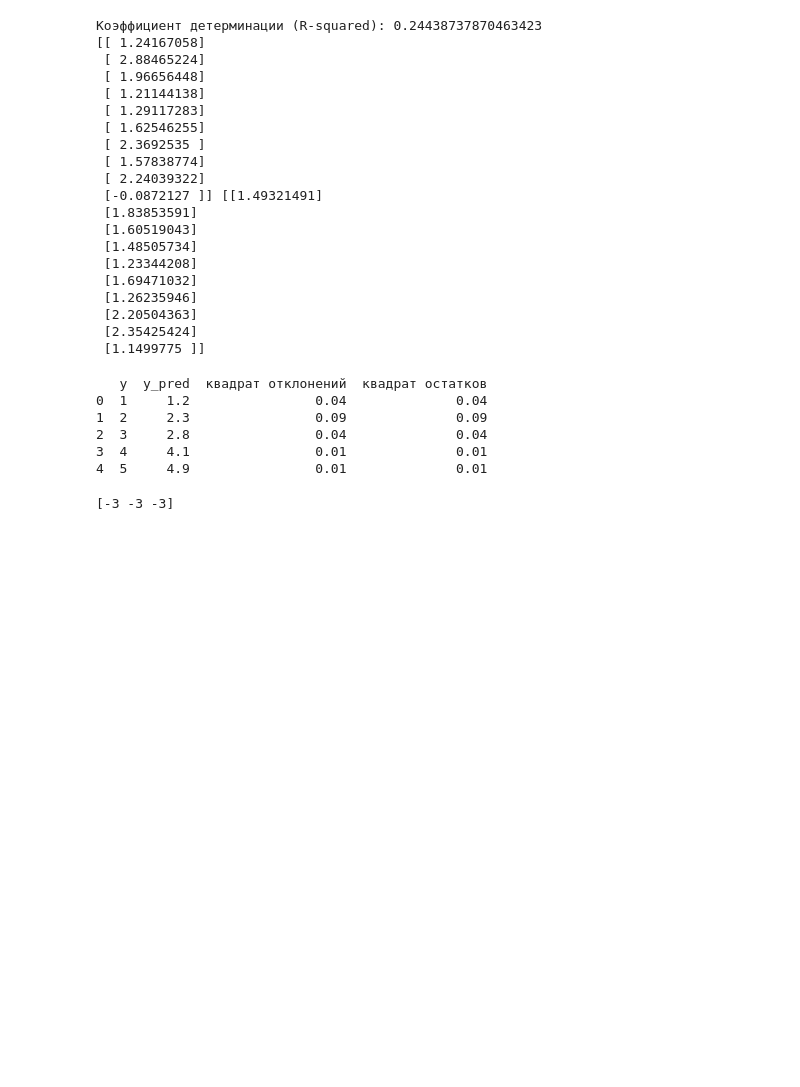
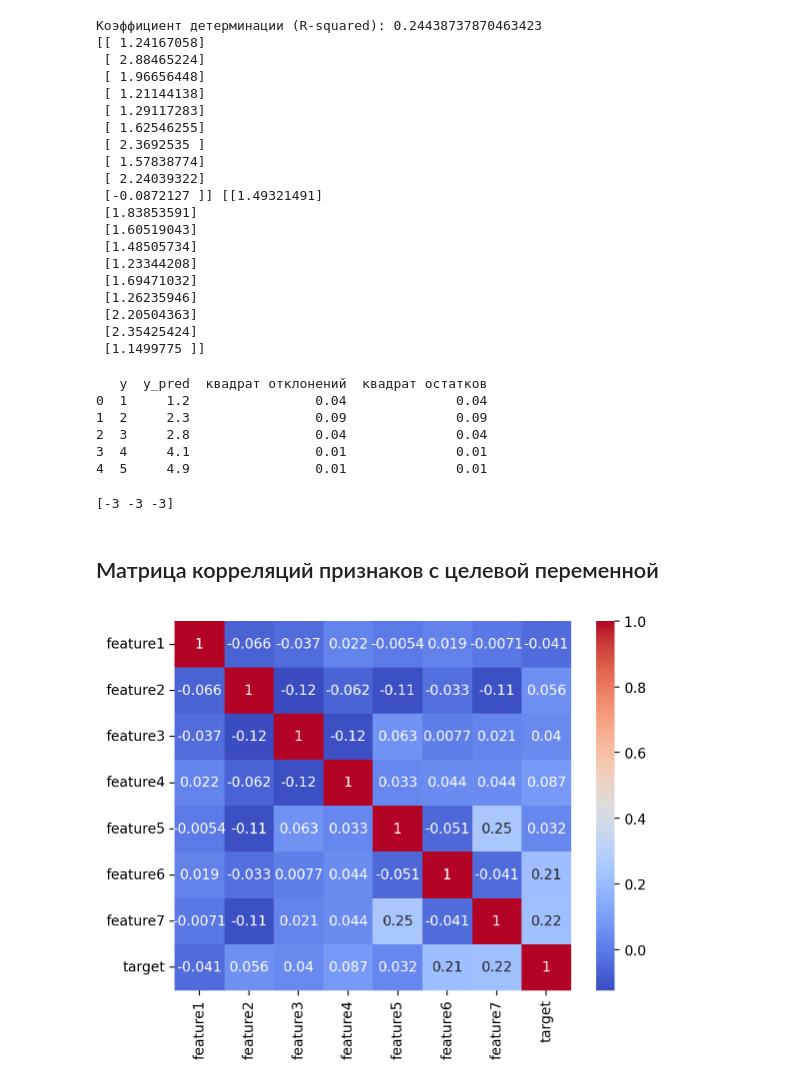
Before and after one commit to UzunDemir/uzundemir.github.io, a Jupyter notebook: other_files/5.1 Анализ результатов линейной регрессии.ipynb, the cells around one changed output. Saved outputs shown, nothing was run; the diff lists cells and outputs as text; code cells hidden in the pictures; blank space fills up the shorter version.

```diff
--- a/other_files/5.1 Анализ результатов линейной регрессии.ipynb
+++ b/other_files/5.1 Анализ результатов линейной регрессии.ipynb
@@ -805,3 +805,33 @@ result = np.subtract(arr1, arr2)
 print(result)
 # %% [output]
 [-3 -3 -3]
+# %% [markdown]
+## Матрица корреляций признаков с целевой переменной
+# %%
+import pandas as pd
+import numpy as np
+import seaborn as sns
+import matplotlib.pyplot as plt
+
+# Создание DataFrame с 7 признаками и целевой переменной
+np.random.seed(0)
+data = {
+    'feature1': np.random.rand(100),
+    'feature2': np.random.rand(100),
+    'feature3': np.random.rand(100),
+    'feature4': np.random.rand(100),
+    'feature5': np.random.rand(100),
+    'feature6': np.random.rand(100),
+    'feature7': np.random.rand(100),
+    'target': np.random.rand(100)
+}
+df = pd.DataFrame(data)
+
+# Вычисление матрицы корреляции
+correlation_matrix = df.corr()
+
+# Вывод тепловой карты
+sns.heatmap(correlation_matrix, annot=True, cmap='coolwarm')
+plt.show()
+# %% [output]
+[figure, added]
```
Also changed, not shown: parts of 1 cell of this notebook.
